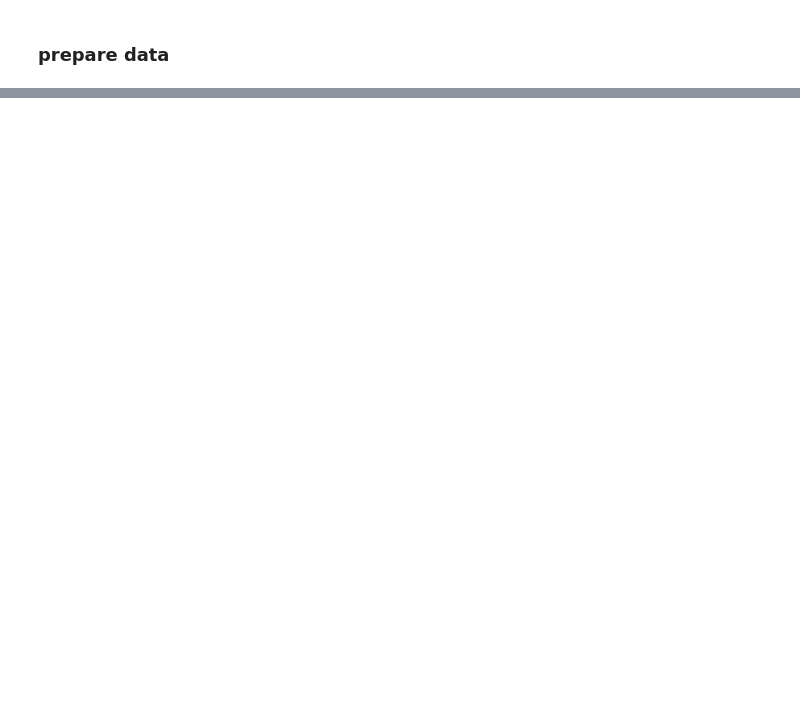
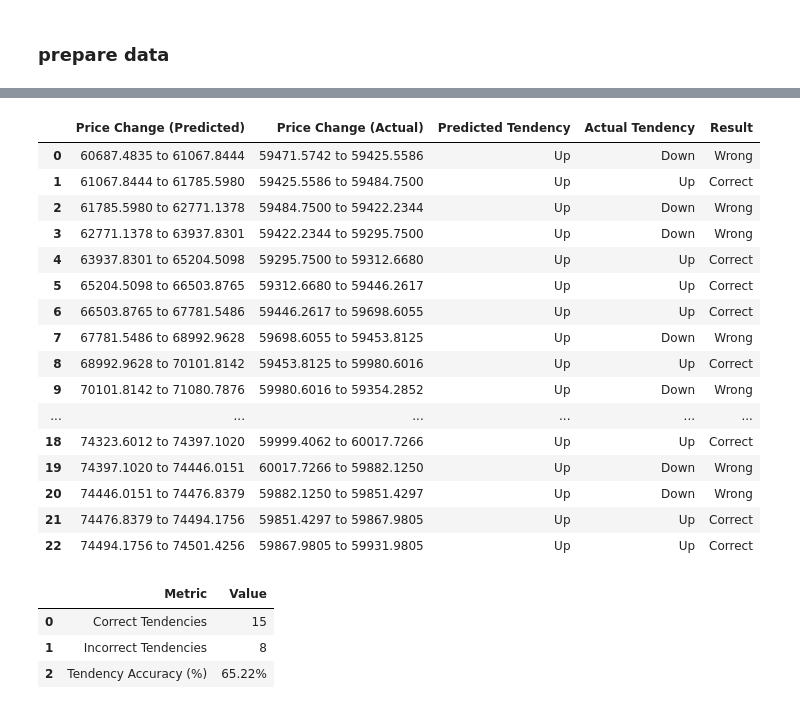
Before and after one commit to 73gon/bitcoin-forecasting-using-ml, a Jupyter notebook: bitcoin forecasting.ipynb, the cells around one changed output, grey strips where cells are left out. Cells and saved outputs as stored; diff of their text form; code cells hidden in the pictures; blank space fills up the shorter version.

```diff
--- a/bitcoin forecasting.ipynb
+++ b/bitcoin forecasting.ipynb
@@ -360,0 +279,64 @@ plt.show()
+# %%
+# Calculate actual tendency (up/down) between consecutive hours
+actual_tendency = np.diff(actual_prices) > 0  # True if price goes up, False if it goes down
+
+# Calculate predicted tendency (up/down) between consecutive hours
+predicted_tendency = np.diff(predicted_prices) > 0  # True if predicted price goes up, False if it goes down
+
+# Create a DataFrame to store the results
+tendency_table = pd.DataFrame({
+    'Predicted Tendency': ['Up' if pred else 'Down' for pred in predicted_tendency],
+    'Actual Tendency': ['Up' if actual else 'Down' for actual in actual_tendency],
+    'Result': ['Correct' if correct else 'Wrong' for correct in (predicted_tendency == actual_tendency)]
+})
+
+# Add corresponding price information for better clarity
+tendency_table['Price Change (Predicted)'] = [f'{predicted_prices[i]:.4f} to {predicted_prices[i+1]:.4f}' for i in range(len(predicted_prices) - 1)]
+tendency_table['Price Change (Actual)'] = [f'{actual_prices[i]:.4f} to {actual_prices[i+1]:.4f}' for i in range(len(actual_prices) - 1)]
+
+# Reorder columns for clarity
+tendency_table = tendency_table[['Price Change (Predicted)', 'Price Change (Actual)', 'Predicted Tendency', 'Actual Tendency', 'Result']]
+
+# Display the table
+tendency_table
+# %% [output]
+|  | Price Change (Predicted) | Price Change (Actual) | Predicted Tendency | Actual Tendency | Result |
+| 0 | 60687.4835 to 61067.8444 | 59471.5742 to 59425.5586 | Up | Down | Wrong |
+| 1 | 61067.8444 to 61785.5980 | 59425.5586 to 59484.7500 | Up | Up | Correct |
+| 2 | 61785.5980 to 62771.1378 | 59484.7500 to 59422.2344 | Up | Down | Wrong |
+| 3 | 62771.1378 to 63937.8301 | 59422.2344 to 59295.7500 | Up | Down | Wrong |
+| 4 | 63937.8301 to 65204.5098 | 59295.7500 to 59312.6680 | Up | Up | Correct |
+| 5 | 65204.5098 to 66503.8765 | 59312.6680 to 59446.2617 | Up | Up | Correct |
+| 6 | 66503.8765 to 67781.5486 | 59446.2617 to 59698.6055 | Up | Up | Correct |
+| 7 | 67781.5486 to 68992.9628 | 59698.6055 to 59453.8125 | Up | Down | Wrong |
+| 8 | 68992.9628 to 70101.8142 | 59453.8125 to 59980.6016 | Up | Up | Correct |
+| 9 | 70101.8142 to 71080.7876 | 59980.6016 to 59354.2852 | Up | Down | Wrong |
+| ... | ... | ... | ... | ... | ... |
+| 18 | 74323.6012 to 74397.1020 | 59999.4062 to 60017.7266 | Up | Up | Correct |
+| 19 | 74397.1020 to 74446.0151 | 60017.7266 to 59882.1250 | Up | Down | Wrong |
+| 20 | 74446.0151 to 74476.8379 | 59882.1250 to 59851.4297 | Up | Down | Wrong |
+| 21 | 74476.8379 to 74494.1756 | 59851.4297 to 59867.9805 | Up | Up | Correct |
+| 22 | 74494.1756 to 74501.4256 | 59867.9805 to 59931.9805 | Up | Up | Correct |
+# %%
+# Compare tendencies
+tendency_correct = actual_tendency == predicted_tendency
+
+# Calculate the accuracy of tendency prediction
+tendency_accuracy = np.mean(tendency_correct) * 100  # In percentage
+
+# Calculate the number of correct and incorrect tendencies
+correct_tendencies = np.sum(tendency_correct)
+incorrect_tendencies = len(tendency_correct) - correct_tendencies
+
+# Create a DataFrame to display the results
+results_table = pd.DataFrame({
+    'Metric': ['Correct Tendencies', 'Incorrect Tendencies', 'Tendency Accuracy (%)'],
+    'Value': [correct_tendencies, incorrect_tendencies, f'{tendency_accuracy:.2f}%']
+})
+
+results_table
+# %% [output]
+|  | Metric | Value |
+| 0 | Correct Tendencies | 15 |
+| 1 | Incorrect Tendencies | 8 |
+| 2 | Tendency Accuracy (%) | 65.22% |
```
Also changed, not shown: parts of 20 cells of this notebook, 8 other files.
